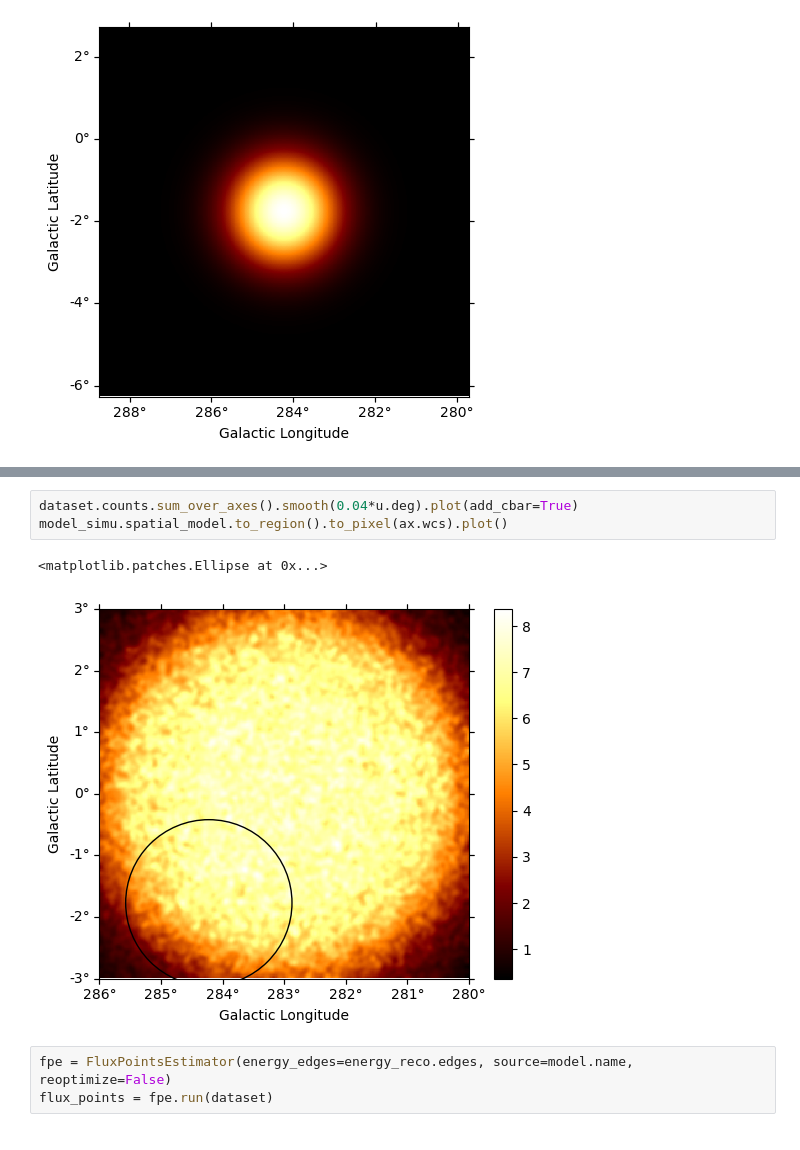
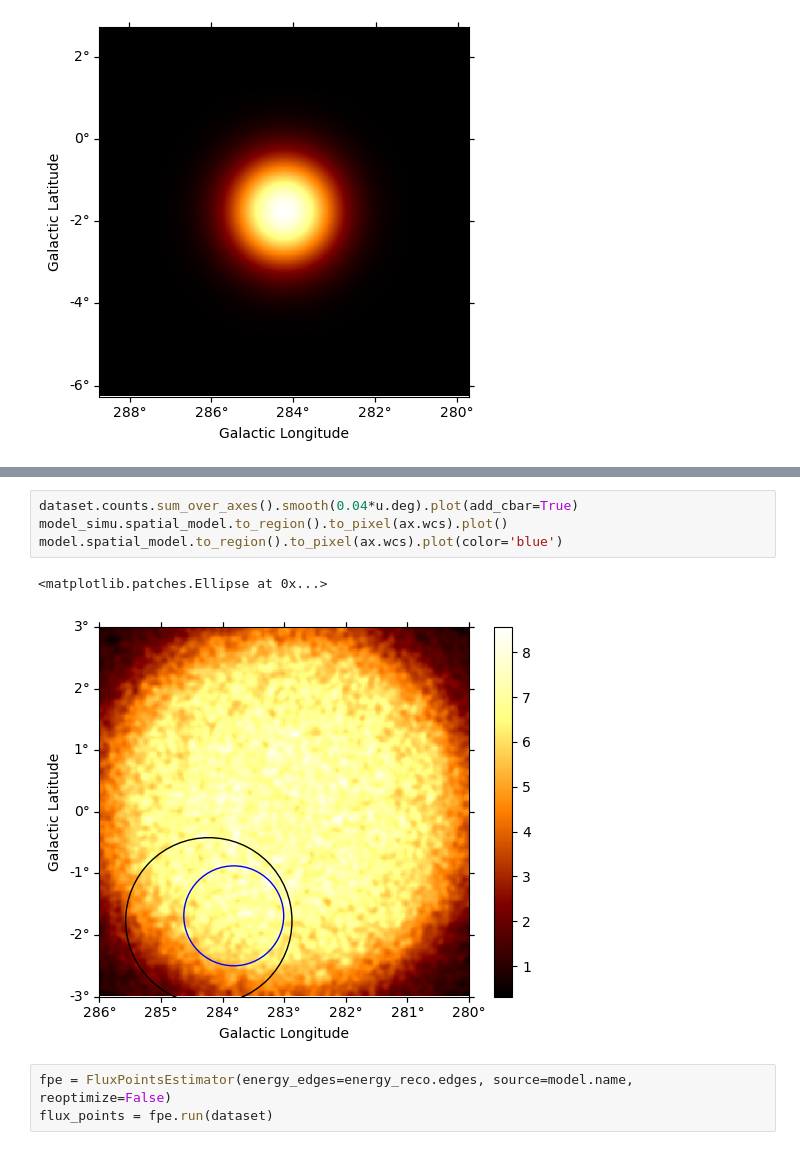
Before and after one commit to diegostn/TFG-Diego-Santano, a Jupyter notebook: comparacion.ipynb, the cells around one changed output, grey strips where cells are left out. Drawn from its saved outputs; the diff is of its cells as text.

```diff
--- a/comparacion.ipynb
+++ b/comparacion.ipynb
@@ -250,9 +270,10 @@ model_simu.spatial_model.to_region().to_pixel(ax.wcs).plot()
 # %%
 dataset.counts.sum_over_axes().smooth(0.04*u.deg).plot(add_cbar=True)
 model_simu.spatial_model.to_region().to_pixel(ax.wcs).plot()
+model.spatial_model.to_region().to_pixel(ax.wcs).plot(color='blue')
 # %% [output]
 <matplotlib.patches.Ellipse at 0x...>
-[figure, old version]
+[figure, new version]
 # %%
 fpe = FluxPointsEstimator(energy_edges=energy_reco.edges, source=model.name, reoptimize=False)
 flux_points = fpe.run(dataset)
```
Also changed, not shown: parts of 12 cells of this notebook, 2 other files.
